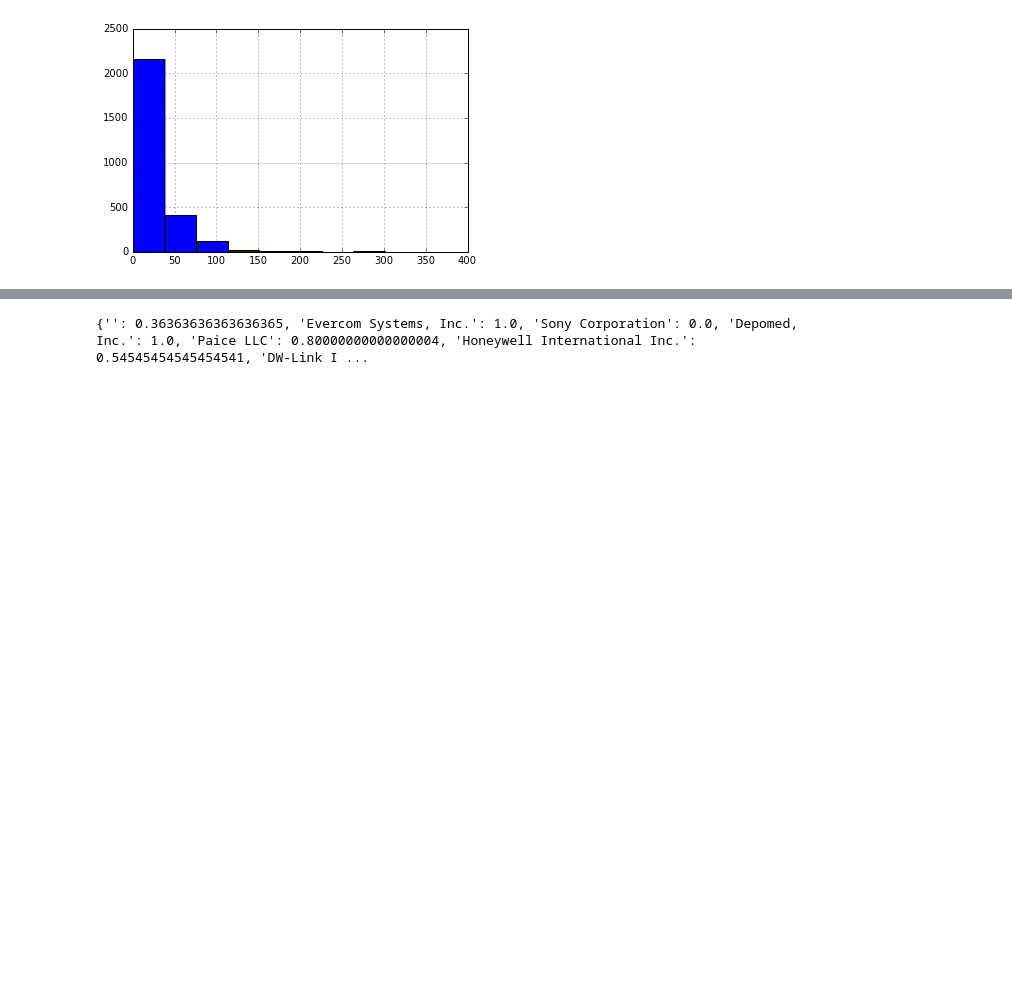
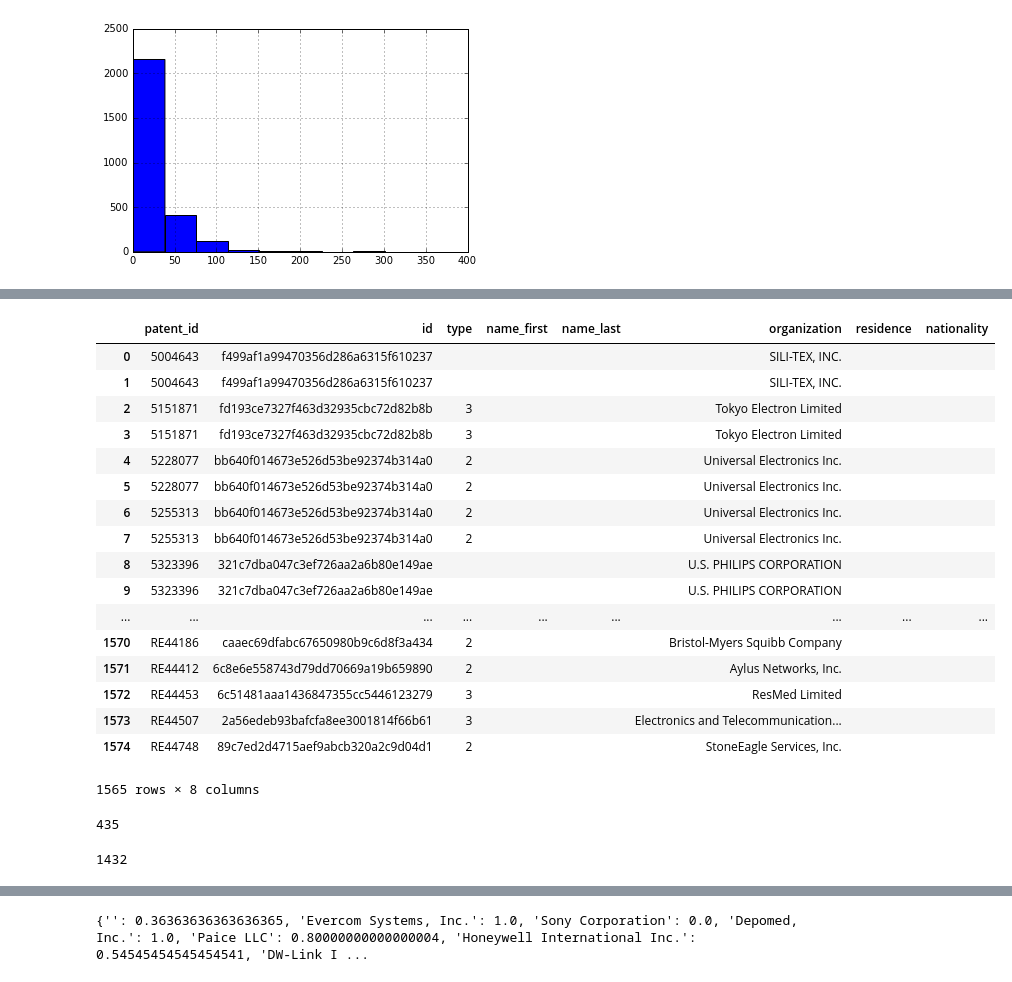
Before and after one commit to davidjwiner/cal-patent-lab, a Jupyter notebook: lib/notebooks/Statistical Analysis.ipynb, the cells around one changed output, grey strips where cells are left out. Saved outputs shown, nothing was run; the diff lists cells and outputs as text; code cells hidden in the pictures; blank space fills up the shorter version.

```diff
--- a/lib/notebooks/Statistical Analysis.ipynb
+++ b/lib/notebooks/Statistical Analysis.ipynb
@@ -121,0 +95,29 @@ Name: num_claims, dtype: float64
+# %%
+assignee_info[assignee_info['organization'] != '']
+# %% [output]
+|  | patent_id | id | type | name_first | name_last | organization | residence | nationality |
+| 0 | 5004643 | f499af1a99470356d286a6315f610237 |  |  |  | SILI-TEX, INC. |  |  |
+| 1 | 5004643 | f499af1a99470356d286a6315f610237 |  |  |  | SILI-TEX, INC. |  |  |
+| 2 | 5151871 | fd193ce7327f463d32935cbc72d82b8b | 3 |  |  | Tokyo Electron Limited |  |  |
+| 3 | 5151871 | fd193ce7327f463d32935cbc72d82b8b | 3 |  |  | Tokyo Electron Limited |  |  |
+| 4 | 5228077 | bb640f014673e526d53be92374b314a0 | 2 |  |  | Universal Electronics Inc. |  |  |
+| 5 | 5228077 | bb640f014673e526d53be92374b314a0 | 2 |  |  | Universal Electronics Inc. |  |  |
+| 6 | 5255313 | bb640f014673e526d53be92374b314a0 | 2 |  |  | Universal Electronics Inc. |  |  |
+| 7 | 5255313 | bb640f014673e526d53be92374b314a0 | 2 |  |  | Universal Electronics Inc. |  |  |
+| 8 | 5323396 | 321c7dba047c3ef726aa2a6b80e149ae |  |  |  | U.S. PHILIPS CORPORATION |  |  |
+| 9 | 5323396 | 321c7dba047c3ef726aa2a6b80e149ae |  |  |  | U.S. PHILIPS CORPORATION |  |  |
+| ... | ... | ... | ... | ... | ... | ... | ... | ... |
+| 1570 | RE44186 | caaec69dfabc67650980b9c6d8f3a434 | 2 |  |  | Bristol-Myers Squibb Company |  |  |
+| 1571 | RE44412 | 6c8e6e558743d79dd70669a19b659890 | 2 |  |  | Aylus Networks, Inc. |  |  |
+| 1572 | RE44453 | 6c51481aaa1436847355cc5446123279 | 3 |  |  | ResMed Limited |  |  |
+| 1573 | RE44507 | 2a56edeb93bafcfa8ee3001814f66b61 | 3 |  |  | Electronics and Telecommunication... |  |  |
+| 1574 | RE44748 | 89c7ed2d4715aef9abcb320a2c9d04d1 | 2 |  |  | StoneEagle Services, Inc. |  |  |
+1565 rows × 8 columns
+# %%
+len(patent_data_decision[(patent_data_decision['name_first_x'].notnull()) & (patent_data_decision['name_first_x'] != '')].patent_id.drop_duplicates())
+# %% [output]
+435
+# %%
+len(patent_data_decision[(patent_data_decision['organization_y'].notnull()) & (patent_data_decision['organization_y'] != '')].patent_id.drop_duplicates())
+# %% [output]
+1432
```
Also changed, not shown: parts of 13 cells of this notebook.
